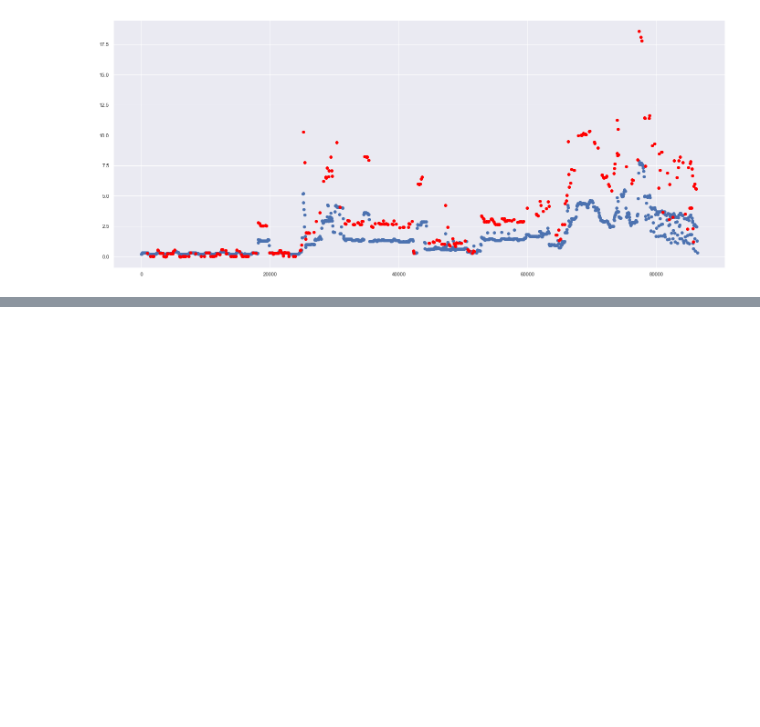
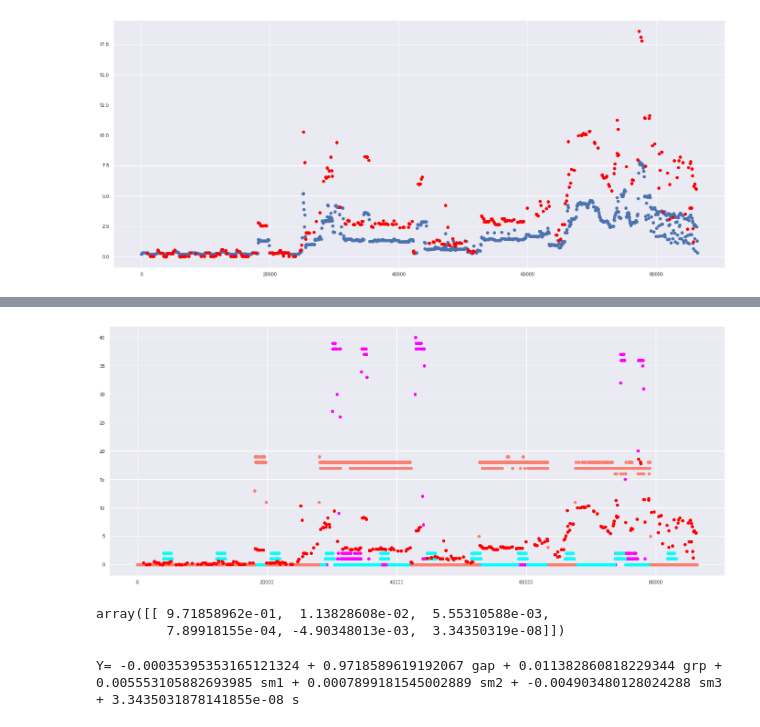
Before and after one commit to tech-david/DSC570, a Jupyter notebook: Topic5/Topic5.ipynb, the cells around one changed output, grey strips where cells are left out. Cells and saved outputs as stored; diff of their text form; code cells hidden in the pictures; blank space fills up the shorter version.

```diff
--- a/Topic5/Topic5.ipynb
+++ b/Topic5/Topic5.ipynb
@@ -569,0 +570,24 @@ plt.show();
+# %%
+plt.scatter(friday_dec_22['Seconds'], friday_dec_22['Sub_metering_1'], color='fuchsia')
+plt.scatter(friday_dec_22['Seconds'], friday_dec_22['Sub_metering_2'], color='cyan')
+plt.scatter(friday_dec_22['Seconds'], friday_dec_22['Sub_metering_3'], color='salmon')
+plt.scatter(df_friday_dec_22_predictions['Seconds'], df_friday_dec_22_predictions['Global_intensity'], color='red')
+plt.show();
+# %% [output]
+[figure, added]
+# %%
+regression_model.coef_
+# %% [output]
+array([[ 9.71858962e-01,  1.13828608e-02,  5.55310588e-03,
+         7.89918155e-04, -4.90348013e-03,  3.34350319e-08]])
+# %%
+print('Y=',
+      regression_model.intercept_ [0], '+'
+      ,regression_model.coef_[0][0] , 'gap +'
+      ,regression_model.coef_[0][1] , 'grp +'
+      ,regression_model.coef_[0][2] , 'sm1 +'
+      ,regression_model.coef_[0][3] , 'sm2 +'
+     ,regression_model.coef_[0][4] , 'sm3 +'
+     ,regression_model.coef_[0][5] , 's')
+# %% [output]
+Y= -0.00035395353165121324 + 0.9718589619192067 gap + 0.011382860818229344 grp + 0.005553105882693985 sm1 + 0.0007899181545002889 sm2 + -0.004903480128024288 sm3 + 3.3435031878141855e-08 s
```
Also changed, not shown: parts of 9 cells of this notebook.
